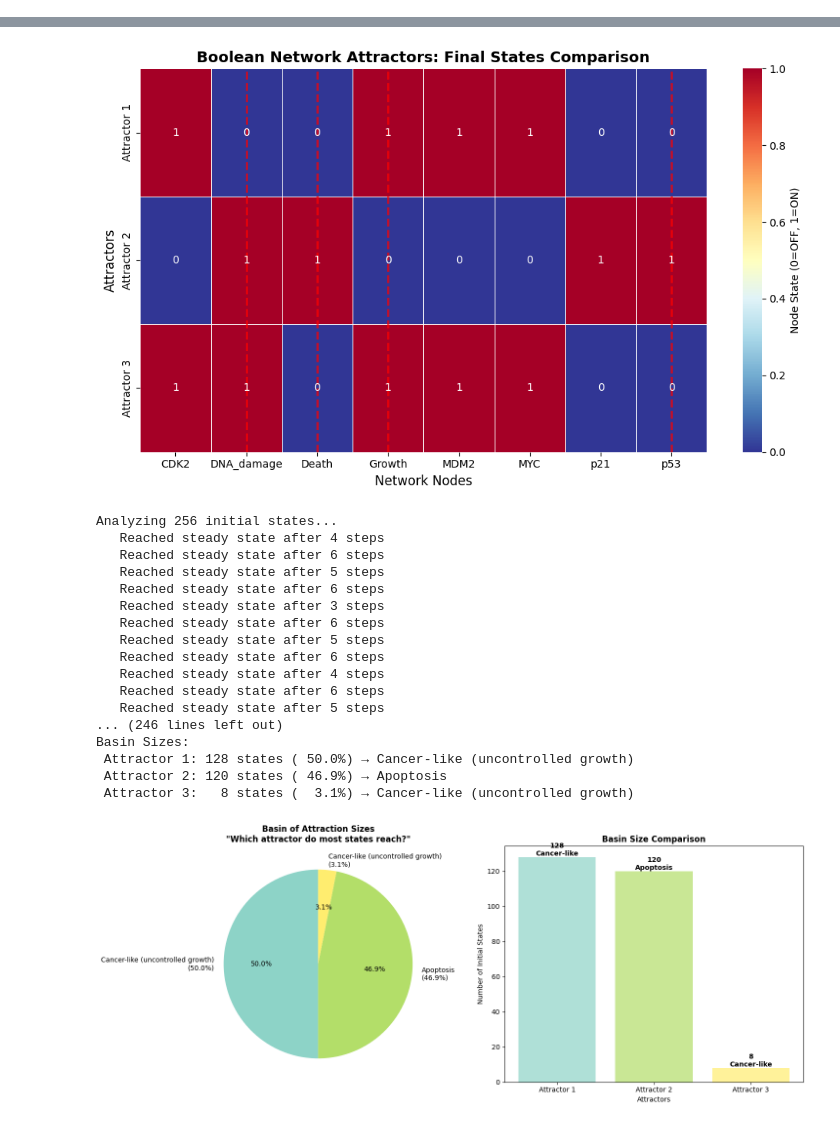
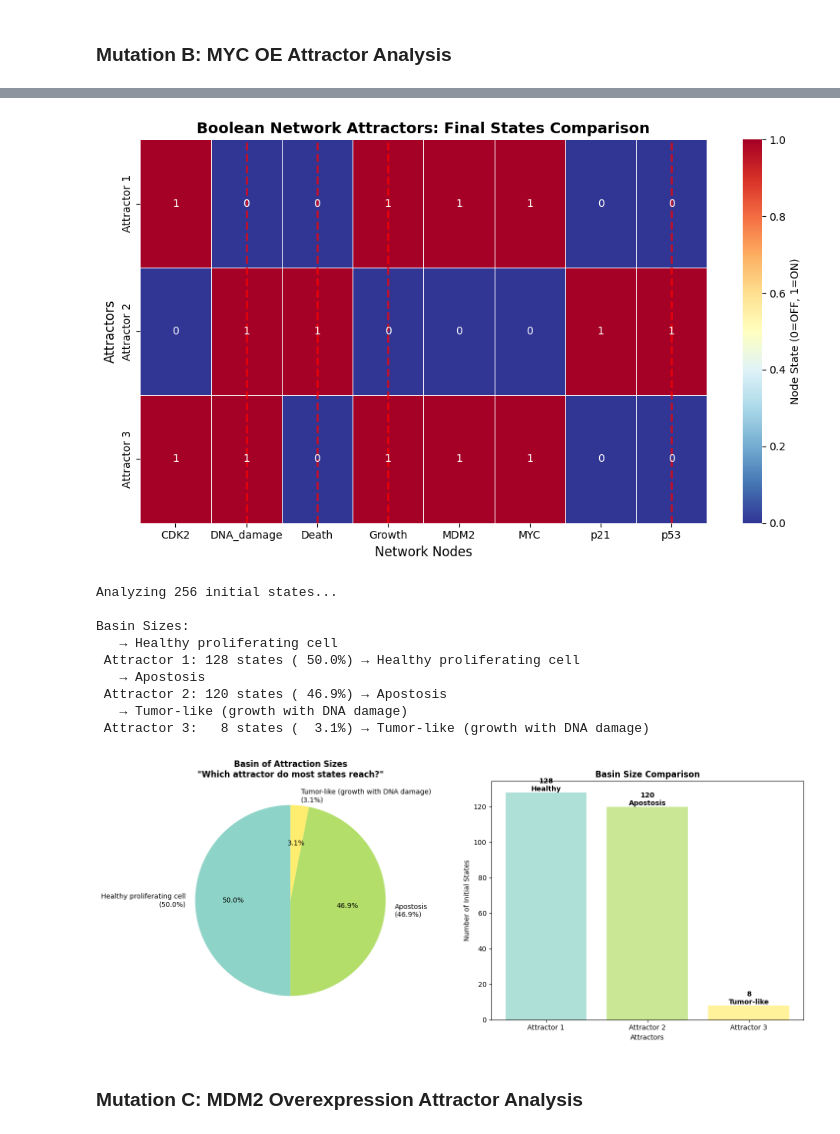
Before and after one commit to axeella/Bio-Systems, a Jupyter notebook: Assignment3/Assignment3.ipynb, the cells around one changed output, grey strips where cells are left out. Drawn from its saved outputs; the diff is of its cells as text; code cells hidden in the pictures.

```diff
--- a/Assignment3/Assignment3.ipynb
+++ b/Assignment3/Assignment3.ipynb
@@ -403,14 +406,18 @@ def analyze_basins(network, attractors, node_names, max_steps=15):
         p53_active = state_dict['p53'] == 1
         dna_damage_active = state_dict['DNA_damage'] == 1
 
-        if growth_active and not death_active:
-            interpretation = "Cancer-like (uncontrolled growth)"
+        if growth_active and not death_active and not dna_damage_active:
+            interpretation = "Healthy proliferating cell"
         elif death_active and not growth_active:
-            interpretation = "Apoptosis"
-        elif not growth_active and not death_active:
-            interpretation = "Quiescent / Arrest"
+            interpretation = "Apostosis"
+        elif growth_active and not death_active and dna_damage_active and not p53_active:
+            interpretation = "Tumor-like (growth with DNA damage)"
+        elif p53_active and dna_damage_active and not growth_active:
+            interpretation = "DNA damage response"
         else:
-            interpretation = "Other / Mixed"
+            interpretation = "CONFLICT - Unusual state"
+
+        print(f"   → {interpretation}")
 
         print(f" Attractor {att_idx+1}: {basin_size:3d} states ({percentage:5.1f}%) → {interpretation}")
 
@@ -554,18 +533,13 @@ Basin Sizes:
+# %% [markdown]
+### Mutation B: MYC OE Attractor Analysis
 # %%
-# ================================
-# 🟠 Mutation B: MYC OE Attractor Analysis
-# ================================
-
 mut_B, nodes = build_normal_network()
 mut_B = apply_mutation(mut_B, "MYC_overexpression")
 
-# Step 1: Find attractors
+# Find attractors
 attractors_B, node_names_B = find_attractors(mut_B, max_steps=15)
 
-# Step 2: Analyze basins
-basin_data_B, attractor_map_B = analyze_basins(mut_B,
-                                               attractors_B,
-                                               node_names_B,
-                                               max_steps=15)
+# Analyze basins
+basin_data_B, attractor_map_B = analyze_basins(mut_B, attractors_B, node_names_B, max_steps=15)
 # %% [output]
 Testing all 256 possible initial states...
@@ -584,24 +558,18 @@ Testing all 256 possible initial states...
    Death: OFF
    p53: OFF
    DNA Damage: ON
    → Uncontrolled growth despite DNA damage (possible tumor-like state)
 [figure]
 Analyzing 256 initial states...
-   Reached steady state after 4 steps
-   Reached steady state after 6 steps
-   Reached steady state after 5 steps
-   Reached steady state after 6 steps
-   Reached steady state after 3 steps
-   Reached steady state after 6 steps
-   Reached steady state after 5 steps
-   Reached steady state after 6 steps
-   Reached steady state after 4 steps
-   Reached steady state after 6 steps
-   Reached steady state after 5 steps
-... (246 lines left out)
+
 Basin Sizes:
- Attractor 1: 128 states ( 50.0%) → Cancer-like (uncontrolled growth)
- Attractor 2: 120 states ( 46.9%) → Apoptosis
- Attractor 3:   8 states (  3.1%) → Cancer-like (uncontrolled growth)
+   → Healthy proliferating cell
+ Attractor 1: 128 states ( 50.0%) → Healthy proliferating cell
+   → Apostosis
+ Attractor 2: 120 states ( 46.9%) → Apostosis
+   → Tumor-like (growth with DNA damage)
+ Attractor 3:   8 states (  3.1%) → Tumor-like (growth with DNA damage)
-[figure, old version]
+[figure, new version]
+# %% [markdown]
+### Mutation C: MDM2 Overexpression Attractor Analysis
 # %%
```
Also changed, not shown: parts of 23 cells of this notebook.
